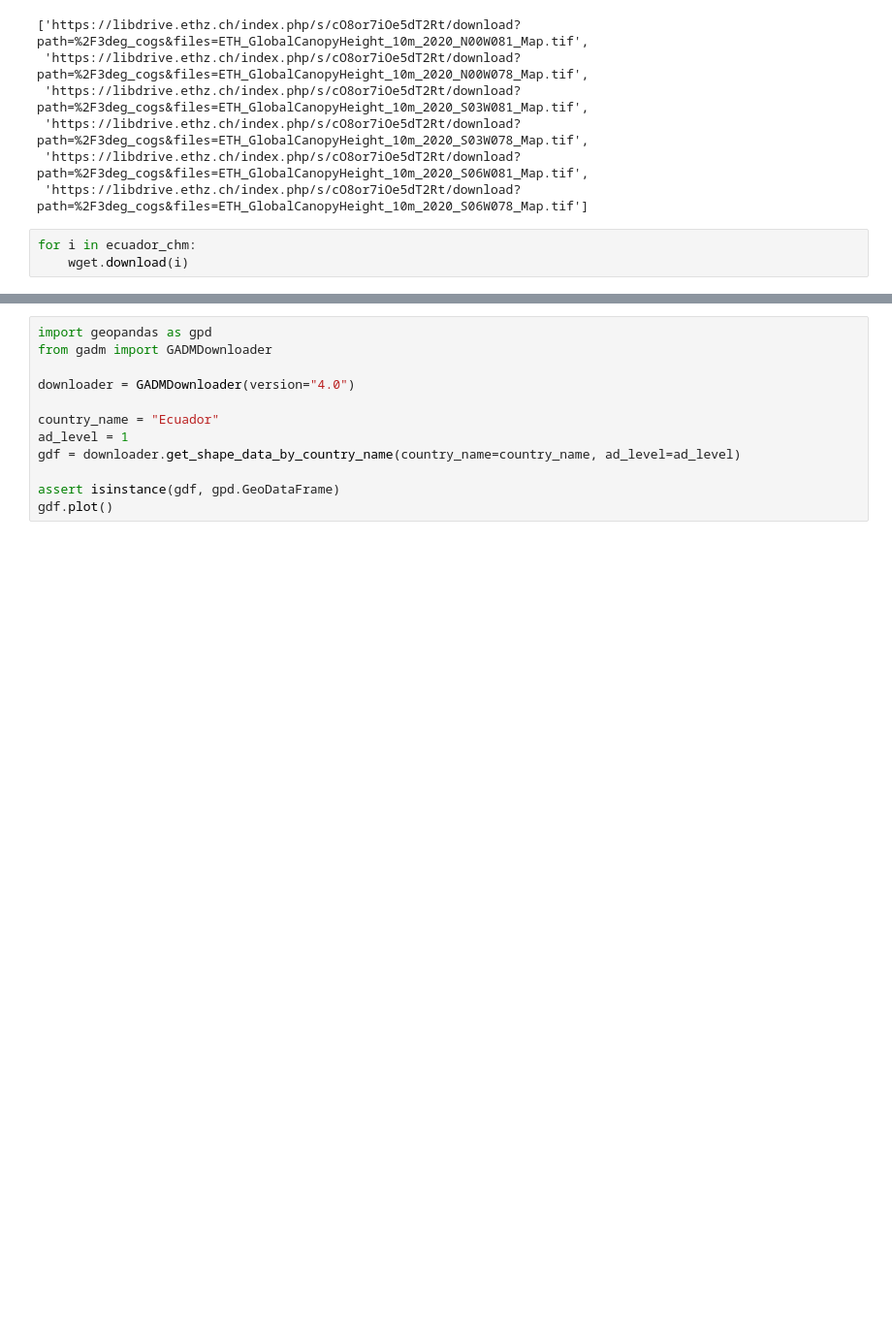
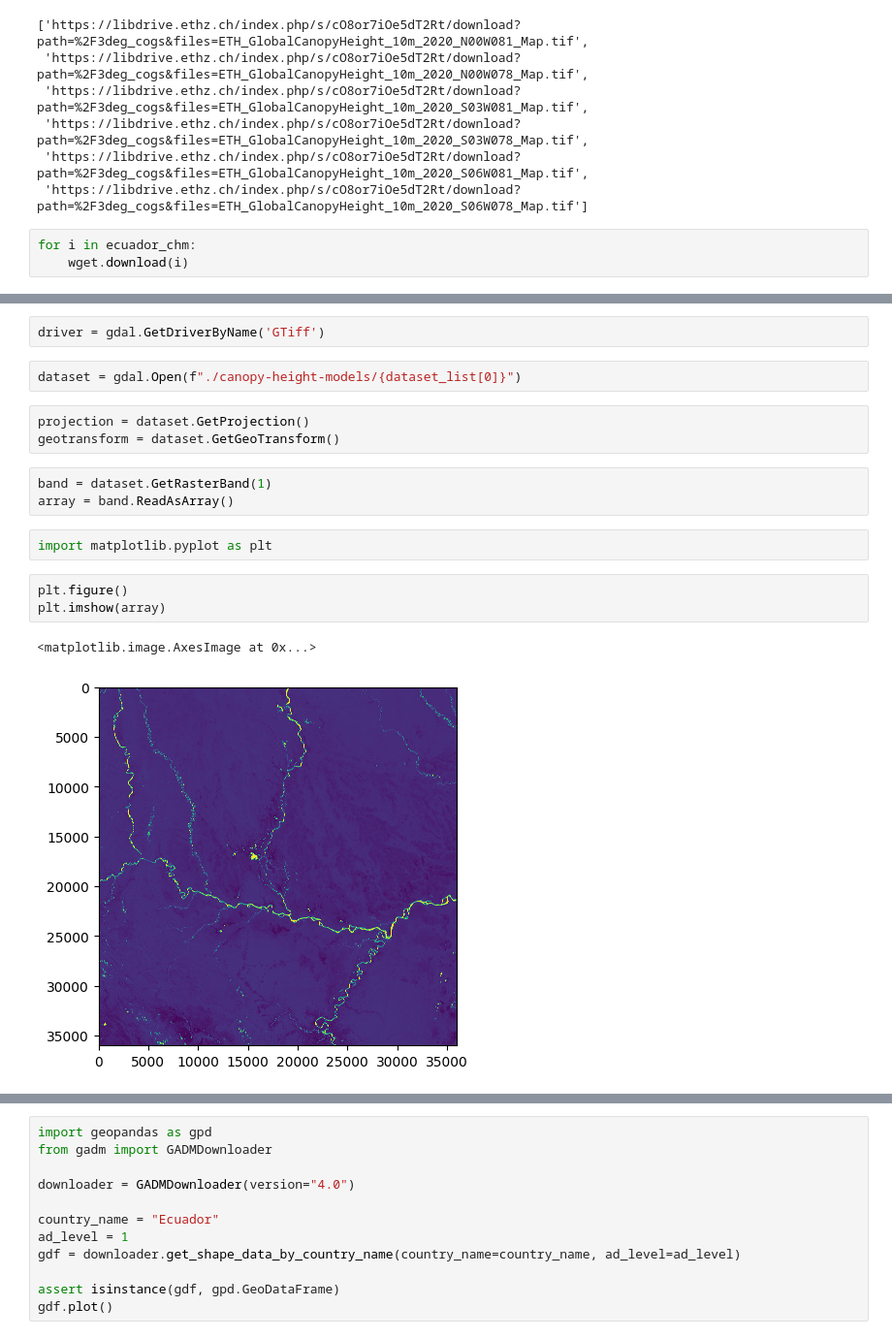
Before and after one commit to yahuarlocro/map-3d-forest-height, a Jupyter notebook: sandbox.ipynb, the cells around one changed output, grey strips where cells are left out. Shown at 97% size. Drawn from its saved outputs; the diff is of its cells as text; blank space fills up the shorter version.

```diff
--- a/sandbox.ipynb
+++ b/sandbox.ipynb
@@ -37,0 +40,18 @@ os.listdir(path='./canopy-height-models')
+# %%
+driver = gdal.GetDriverByName('GTiff')
+# %%
+dataset = gdal.Open(f"./canopy-height-models/{dataset_list[0]}")
+# %%
+projection = dataset.GetProjection()
+geotransform = dataset.GetGeoTransform()
+# %%
+band = dataset.GetRasterBand(1)
+array = band.ReadAsArray()
+# %%
+import matplotlib.pyplot as plt
+# %%
+plt.figure()
+plt.imshow(array)
+# %% [output]
+<matplotlib.image.AxesImage at 0x...>
+[figure, added]
```
Also changed, not shown: parts of 11 cells of this notebook, 1 other file.
